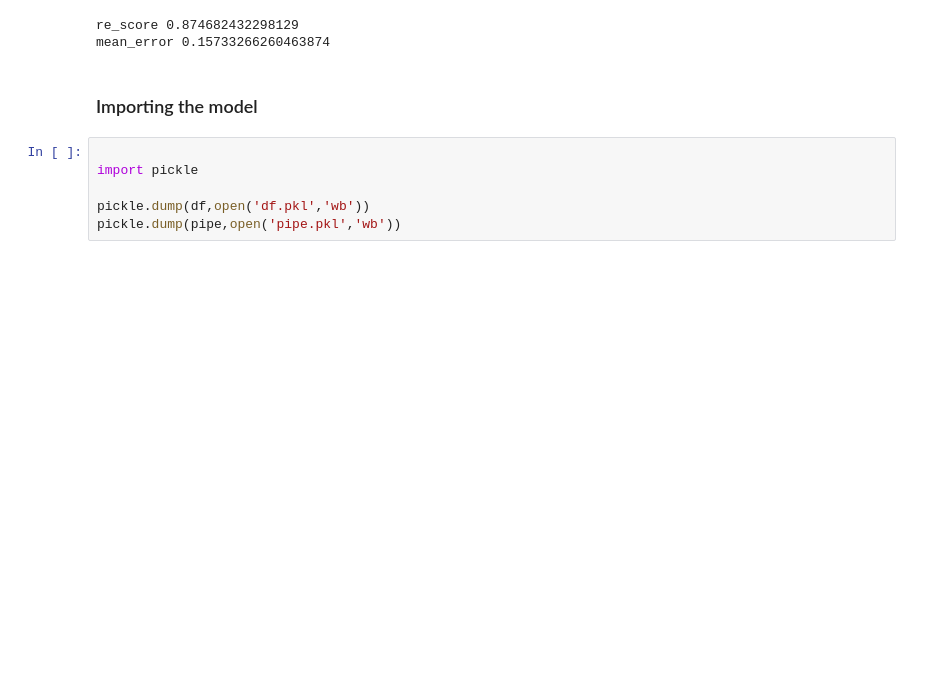
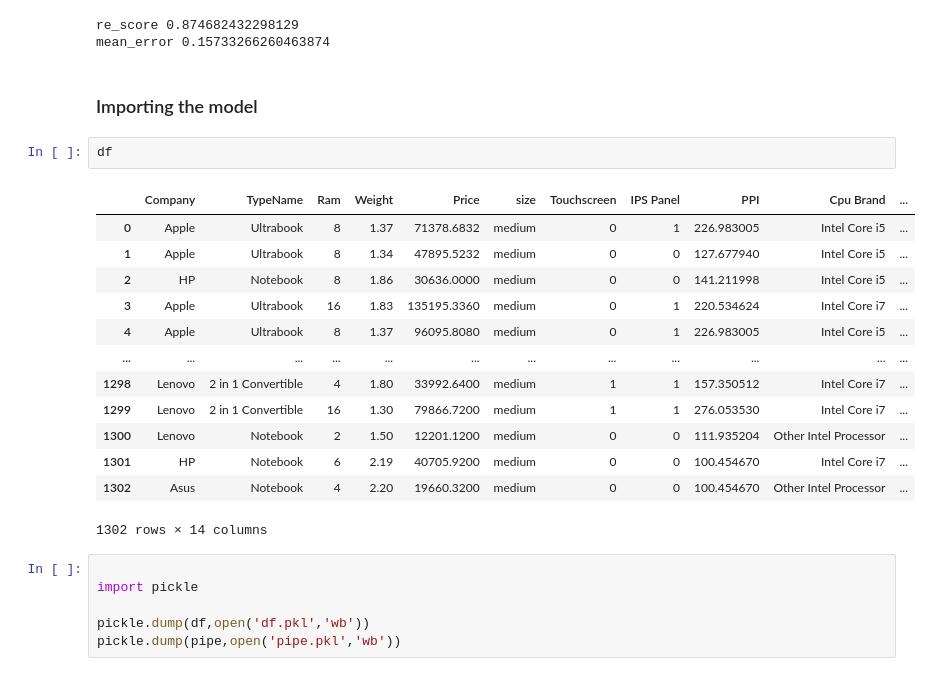
Before and after one commit to NikhilJuneja9/Laptop-Price-Predictor, a Jupyter notebook: scripts/Model_building.ipynb, the cells around one changed output. Cells and saved outputs as stored; diff of their text form; blank space fills up the shorter version.

```diff
--- a/scripts/Model_building.ipynb
+++ b/scripts/Model_building.ipynb
@@ -808,6 +808,22 @@ re_score 0.874682432298129
 mean_error 0.15733266260463874
 # %% [markdown]
 ### Importing the model
+# %%
+df
+# %% [output]
+|  | Company | TypeName | Ram | Weight | Price | size | Touchscreen | IPS Panel | PPI | Cpu Brand | ... |
+| 0 | Apple | Ultrabook | 8 | 1.37 | 71378.6832 | medium | 0 | 1 | 226.983005 | Intel Core i5 | ... |
+| 1 | Apple | Ultrabook | 8 | 1.34 | 47895.5232 | medium | 0 | 0 | 127.677940 | Intel Core i5 | ... |
+| 2 | HP | Notebook | 8 | 1.86 | 30636.0000 | medium | 0 | 0 | 141.211998 | Intel Core i5 | ... |
+| 3 | Apple | Ultrabook | 16 | 1.83 | 135195.3360 | medium | 0 | 1 | 220.534624 | Intel Core i7 | ... |
+| 4 | Apple | Ultrabook | 8 | 1.37 | 96095.8080 | medium | 0 | 1 | 226.983005 | Intel Core i5 | ... |
+| ... | ... | ... | ... | ... | ... | ... | ... | ... | ... | ... | ... |
+| 1298 | Lenovo | 2 in 1 Convertible | 4 | 1.80 | 33992.6400 | medium | 1 | 1 | 157.350512 | Intel Core i7 | ... |
+| 1299 | Lenovo | 2 in 1 Convertible | 16 | 1.30 | 79866.7200 | medium | 1 | 1 | 276.053530 | Intel Core i7 | ... |
+| 1300 | Lenovo | Notebook | 2 | 1.50 | 12201.1200 | medium | 0 | 0 | 111.935204 | Other Intel Processor | ... |
+| 1301 | HP | Notebook | 6 | 2.19 | 40705.9200 | medium | 0 | 0 | 100.454670 | Intel Core i7 | ... |
+| 1302 | Asus | Notebook | 4 | 2.20 | 19660.3200 | medium | 0 | 0 | 100.454670 | Other Intel Processor | ... |
+1302 rows × 14 columns
 # %%
 
 import pickle
```
